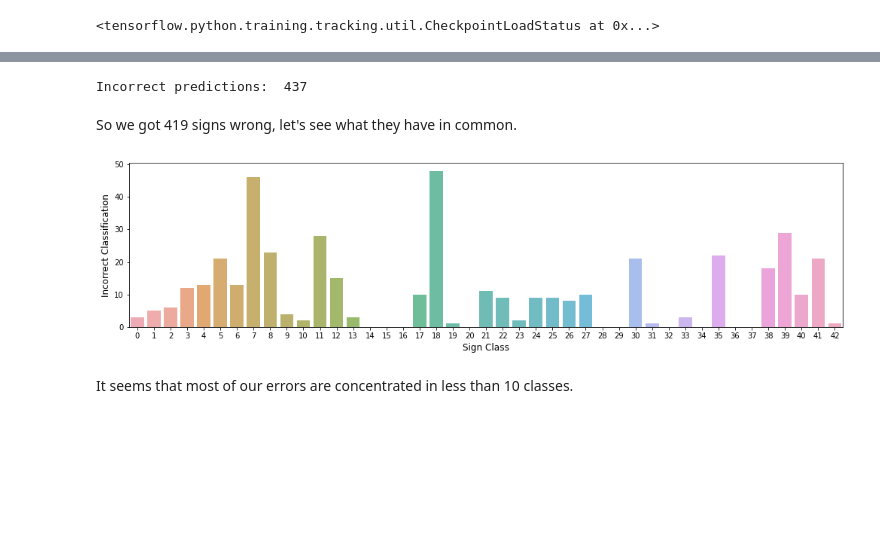
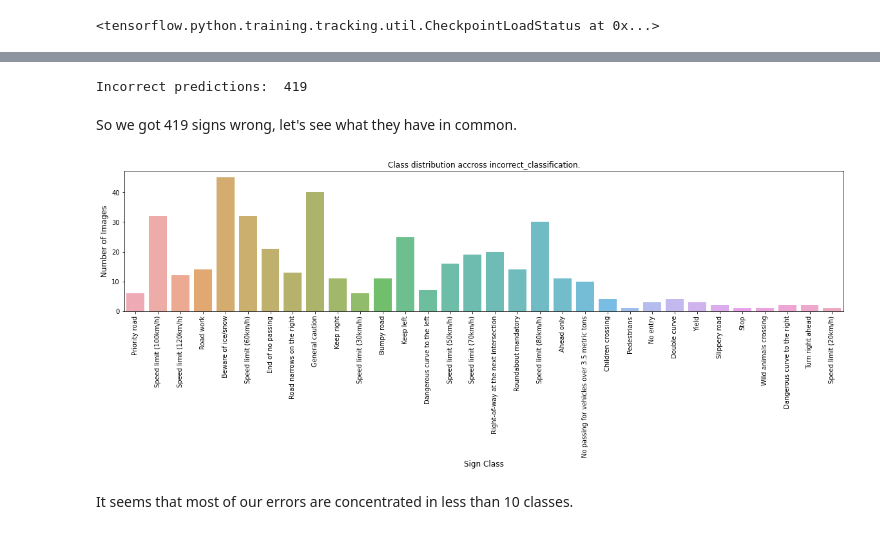
Before and after one commit to DavidAbdelmalek/Self_Driving_Car_ND, a Jupyter notebook: CarND-Traffic-Sign-Classifier-Project/Traffic_Sign_Classifier.ipynb, the cells around one changed output, grey strips where cells are left out. Drawn from its saved outputs; the diff is of its cells as text; code cells hidden in the pictures; blank space fills up the shorter version.

```diff
--- a/CarND-Traffic-Sign-Classifier-Project/Traffic_Sign_Classifier.ipynb
+++ b/CarND-Traffic-Sign-Classifier-Project/Traffic_Sign_Classifier.ipynb
@@ -852,13 +863,13 @@ Test Accuracy: 96.54%
 # %%
 # Number of wrong predictions
-
 predicted_test = model_ckpt2.predict(normalized_X_test)
 predicted_labels = np.argmax(predicted_test, axis=1)
 
 # Incorrect predictions
 incorrect = np.where(predicted_labels!=y_test)[0]
+incorrect_classes = [y_test[i] for i in incorrect]
 print ("Incorrect predictions: ", incorrect.shape[0])
 # %% [output]
-Incorrect predictions:  437
+Incorrect predictions:  419
 # %% [markdown]
 So we got 419 signs wrong, let's see what they have in common.
@@ -872,12 +876,7 @@ sign_names.fillna(value=0, inplace=True)
-# %%
-
-plt.figure(figsize=(17,4))
-sns.barplot(sign_names['ClassId'].values, sign_names['Incorrect'].values, alpha=0.8)
-plt.xlabel('Sign Class', fontsize=12)
-plt.ylabel('Incorrect Classification', fontsize=12)
-plt.show()
-# %% [output]
-[figure, removed]
+# %%
+display_freq(incorrect_classes,'incorrect_classification')
+# %% [output]
+[figure, added]
 # %% [markdown]
 It seems that most of our errors are concentrated in less than 10 classes.
 # %% [markdown]
```
Also changed, not shown: parts of 22 cells of this notebook, 2 other files.
